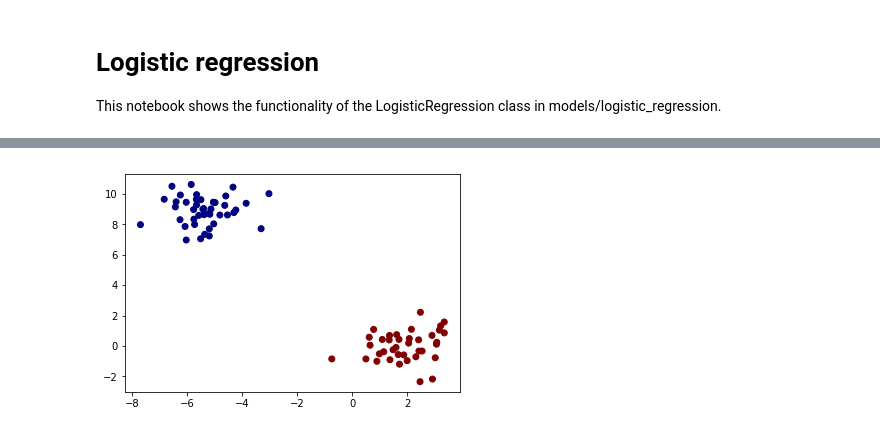
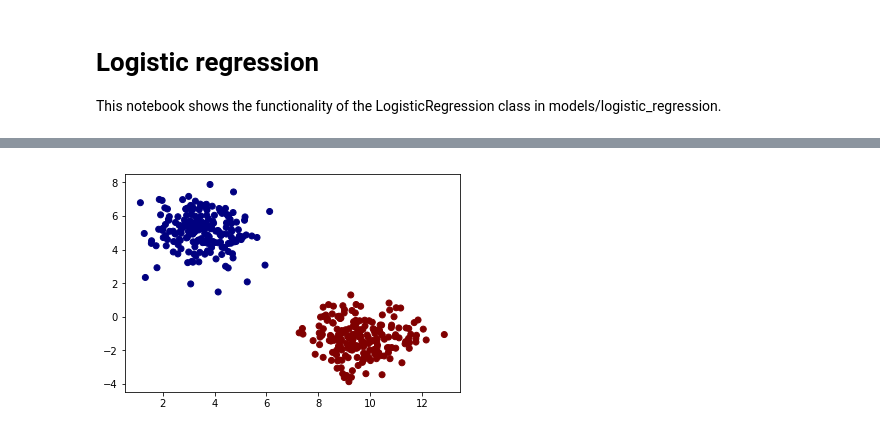
Before and after one commit to SergioAlvarezB/ml-numpy, a Jupyter notebook: notebooks/logistic-regression.ipynb, the cells around one changed output, grey strips where cells are left out. Cells and saved outputs as stored; diff of their text form; code cells hidden in the pictures.

```diff
--- a/notebooks/logistic-regression.ipynb
+++ b/notebooks/logistic-regression.ipynb
@@ -29,7 +31,8 @@ It performs binary classfication, although it can be extended to multinomial cla
 # %%
-(x_train, y_train), (x_test, y_test) = toy_classification_dataset(features=2, classes=2)
+# Load the data.
+(x_train, y_train), (x_test, y_test) = blobs_classification_dataset(features=2, classes=2, samples=500)
+
+plt.scatter(x_train[:, 0], x_train[:, 1], c=y_train, cmap='jet')
+plt.show()
+# %% [output]
+[figure, added]
-# %%
-plt.scatter(x_train[:, 0], x_train[:, 1], c=y_train, cmap='jet')
-plt.show()
-# %% [output]
-[figure, removed]
```
Also changed, not shown: parts of 19 cells of this notebook, 4 other files.
